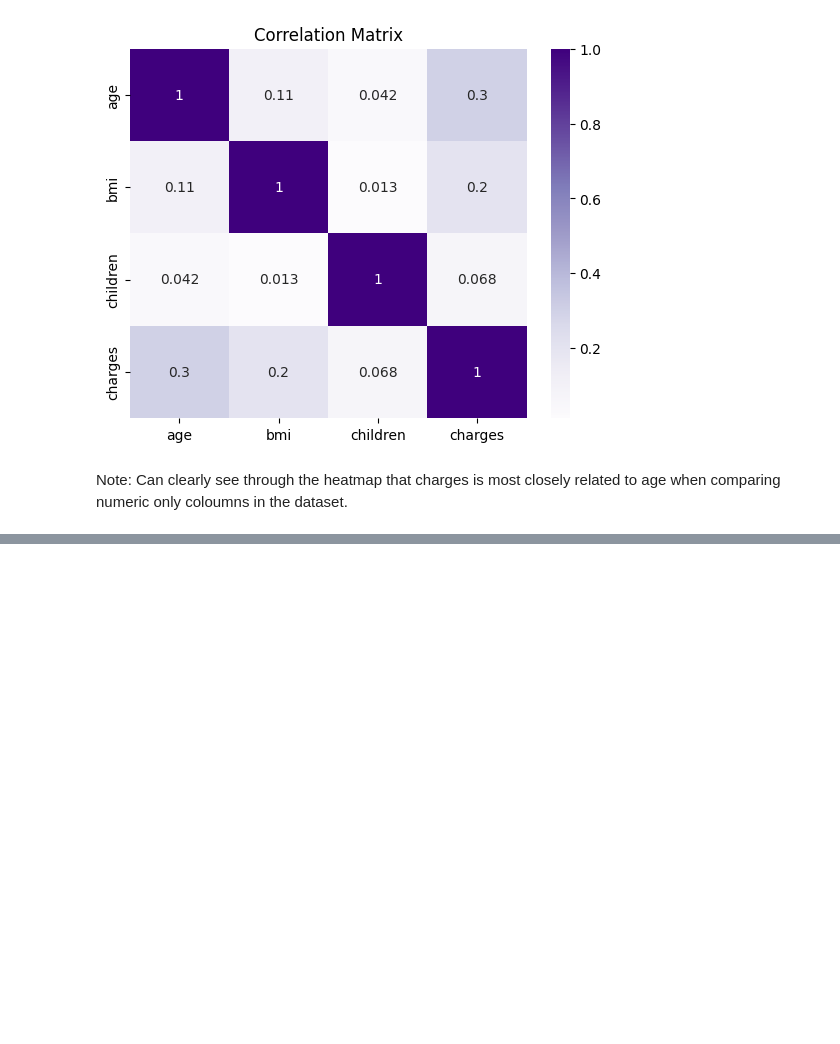
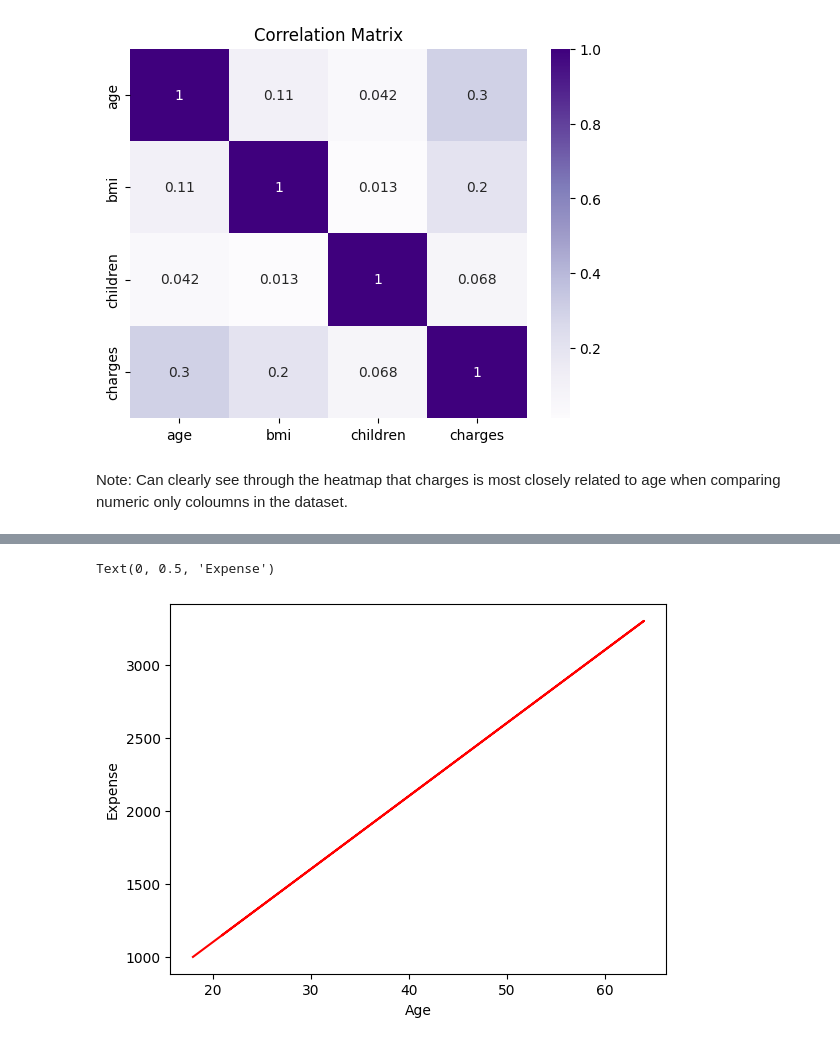
Before and after one commit to devp19/MyHealth, a Jupyter notebook: MyHealth.ipynb, the cells around one changed output, grey strips where cells are left out. Drawn from its saved outputs; the diff is of its cells as text; code cells hidden in the pictures; blank space fills up the shorter version.

```diff
--- a/MyHealth.ipynb
+++ b/MyHealth.ipynb
@@ -107,0 +116,13 @@ Note: Can clearly see through the heatmap that charges is most closely related t
+# %%
+def predictor(age, w, b):
+    return (w*age + b)
+# %%
+ages = nonSmoker_df.age
+predictor_charges = predictor(ages, w=50, b=100)
+# %%
+plt.plot(ages, predictor_charges, 'r')
+plt.xlabel('Age')
+plt.ylabel('Expense')
+# %% [output]
+Text(0, 0.5, 'Expense')
+[figure, added]
```
Also changed, not shown: parts of 6 cells of this notebook.
